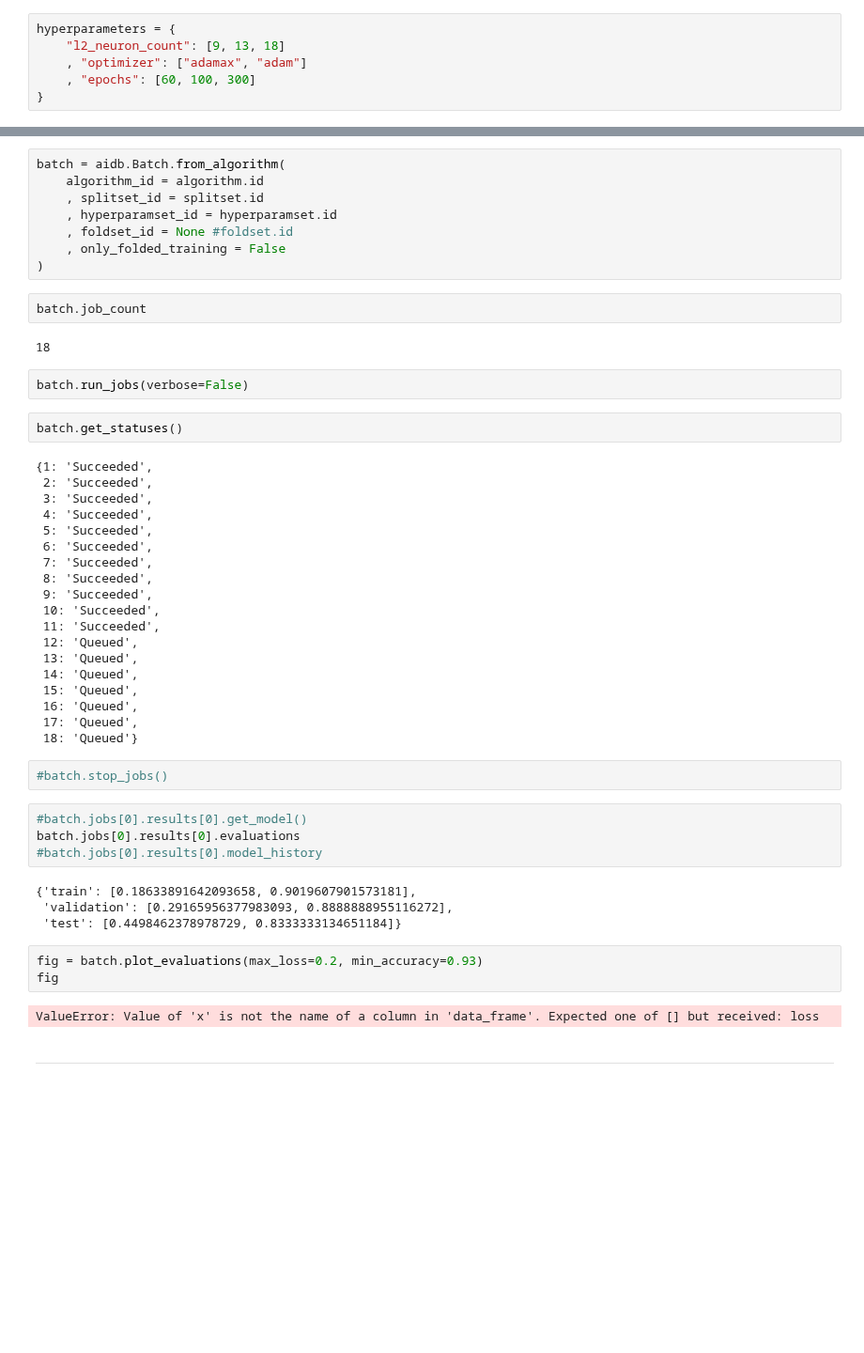
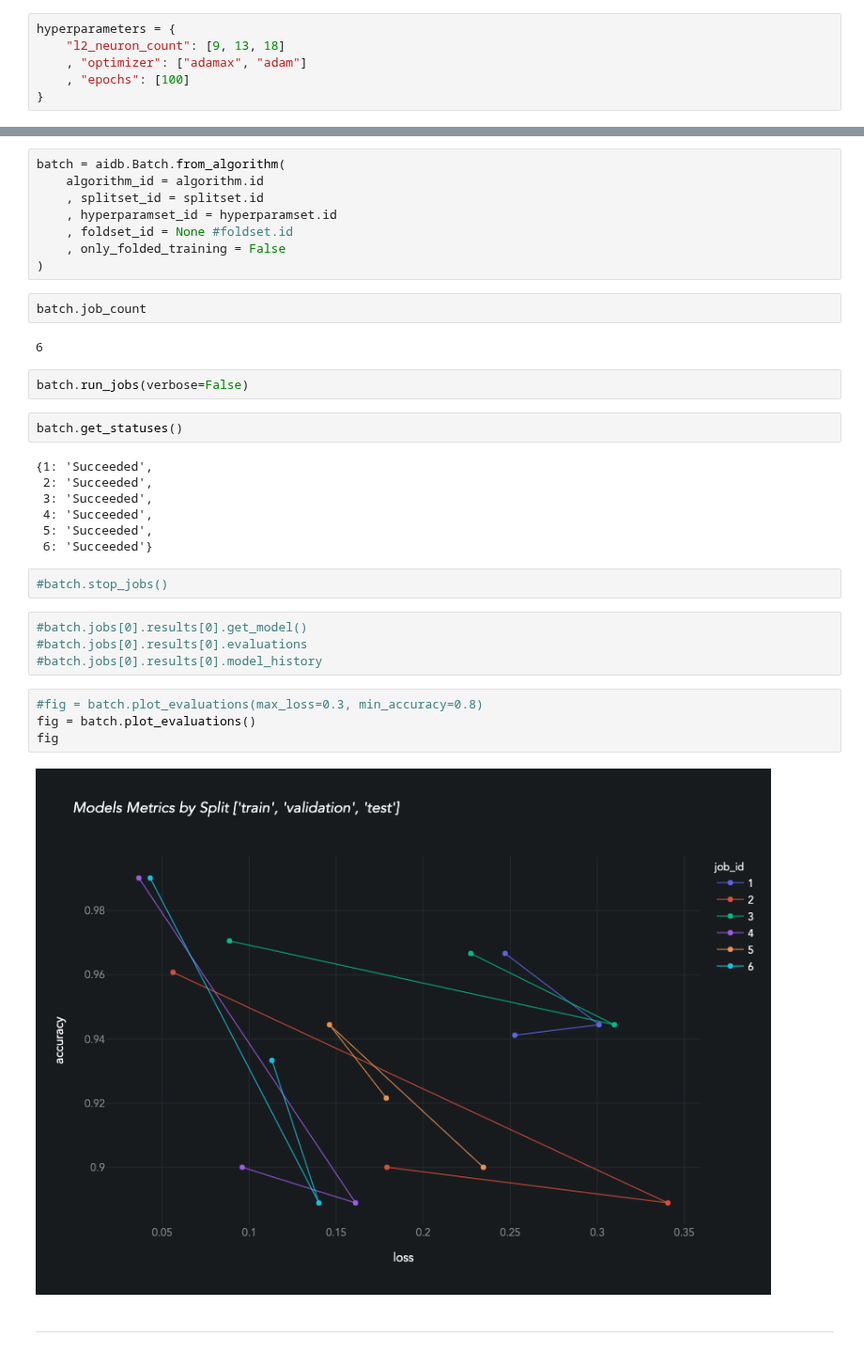
Before and after one commit to pydatasci-repos/pydatasci, a Jupyter notebook: notebooks/dev_alg_model.ipynb, the cells around one changed output, grey strips where cells are left out. Shown at 94% size. Saved outputs shown, nothing was run; the diff lists cells and outputs as text; blank space fills up the shorter version.

Commit message:
plot evaluation defaults and update readme

```diff
--- a/notebooks/dev_alg_model.ipynb
+++ b/notebooks/dev_alg_model.ipynb
@@ -128,7 +128,7 @@ def function_model_evaluate(model, samples_evaluate, **hyperparameters):
 hyperparameters = {
     "l2_neuron_count": [9, 13, 18]
     , "optimizer": ["adamax", "adam"]
-    , "epochs": [60, 100, 300]
+    , "epochs": [100]
 }
 # %% [markdown]
 ### Stage the Experiment and Parameters
@@ -169,7 +169,7 @@ batch = aidb.Batch.from_algorithm(
 # %%
 batch.job_count
 # %% [output]
-18
+6
 # %%
 batch.run_jobs(verbose=False)
 # %%
@@ -180,34 +180,19 @@ batch.get_statuses()
  3: 'Succeeded',
  4: 'Succeeded',
  5: 'Succeeded',
- 6: 'Succeeded',
- 7: 'Succeeded',
- 8: 'Succeeded',
- 9: 'Succeeded',
- 10: 'Succeeded',
- 11: 'Succeeded',
- 12: 'Queued',
- 13: 'Queued',
- 14: 'Queued',
- 15: 'Queued',
- 16: 'Queued',
- 17: 'Queued',
- 18: 'Queued'}
+ 6: 'Succeeded'}
 # %%
 #batch.stop_jobs()
 # %%
 #batch.jobs[0].results[0].get_model()
-batch.jobs[0].results[0].evaluations
+#batch.jobs[0].results[0].evaluations
 #batch.jobs[0].results[0].model_history
-# %% [output]
-{'train': [0.18633891642093658, 0.9019607901573181],
- 'validation': [0.29165956377983093, 0.8888888955116272],
- 'test': [0.4498462378978729, 0.8333333134651184]}
 # %%
-fig = batch.plot_evaluations(max_loss=0.2, min_accuracy=0.93)
+#fig = batch.plot_evaluations(max_loss=0.3, min_accuracy=0.8)
+fig = batch.plot_evaluations()
 fig
 # %% [output]
-ValueError: Value of 'x' is not the name of a column in 'data_frame'. Expected one of [] but received: loss
+[figure, added]
 # %% [markdown]
 ---
 # %%
```
Also changed, not shown: parts of 1 cell of this notebook, 2 other files.
